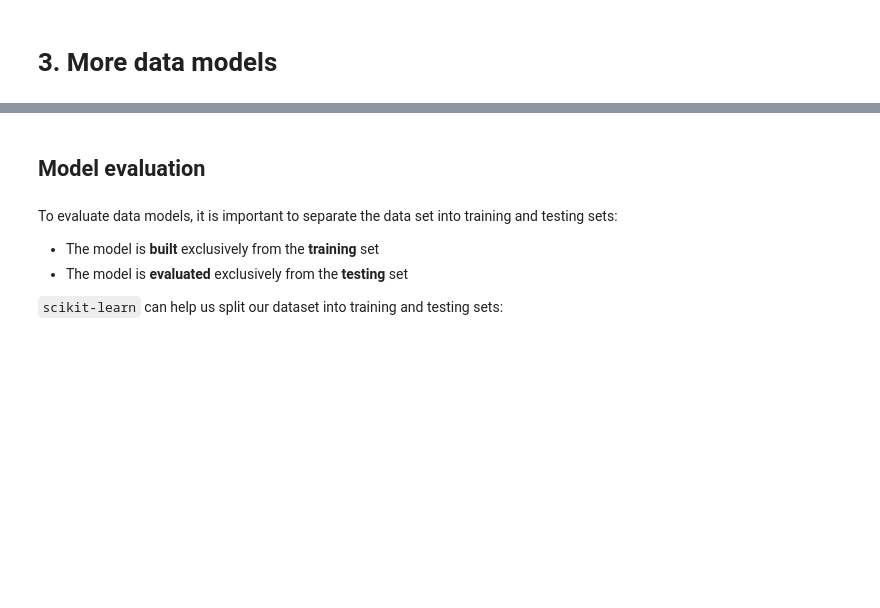
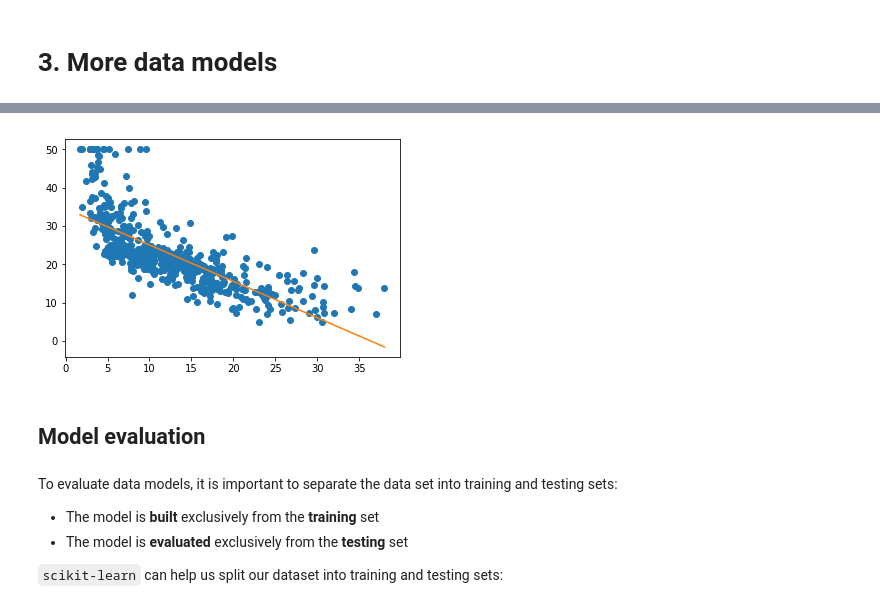
Before and after one commit to glatard/intro-data-analysis-python, a Jupyter notebook: Lecture7.ipynb, the cells around one changed output, grey strips where cells are left out. Saved outputs shown, nothing was run; the diff lists cells and outputs as text; code cells hidden in the pictures; blank space fills up the shorter version.

```diff
--- a/Lecture7.ipynb
+++ b/Lecture7.ipynb
@@ -148,6 +236,16 @@ sns.jointplot(df['Price'], df['LSTAT'], kind='hex')
 <img src="https://upload.wikimedia.org/wikipedia/commons/thumb/d/dd/Antu_task-complete.svg/1024px-Antu_task-complete.svg.png" width=50 align=left/>
 
 * Using `numpy`'s `polyfit` (see Lecture 6), fit a straight line to the feature with the highest linear correlation with the average house price.
+# %%
+from numpy import polyfit, polyval
+lstat = df['LSTAT']
+prices = df['Price']
+p = polyfit(lstat, prices, 1)
+plt.plot(lstat, prices, 'o')
+plt.plot(sorted(lstat), polyval(p, sorted(lstat)), '-')
+plt.show()
+# %% [output]
+[figure, added]
 # %% [markdown]
 ## Model evaluation
 # %% [markdown]
```
Also changed, not shown: parts of 16 cells of this notebook.
